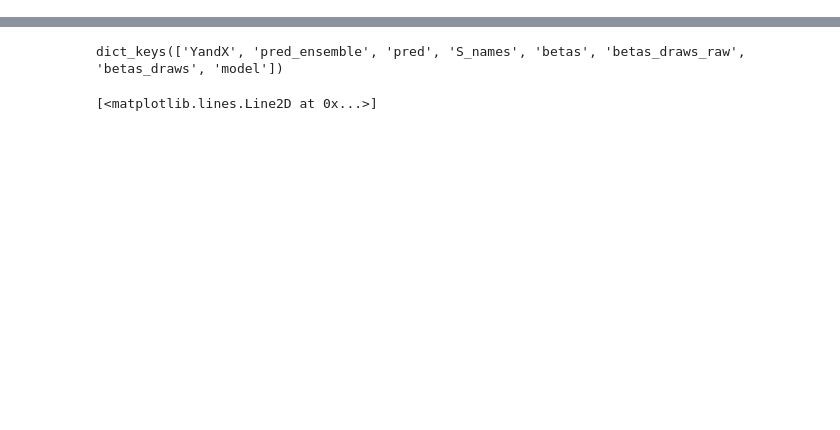
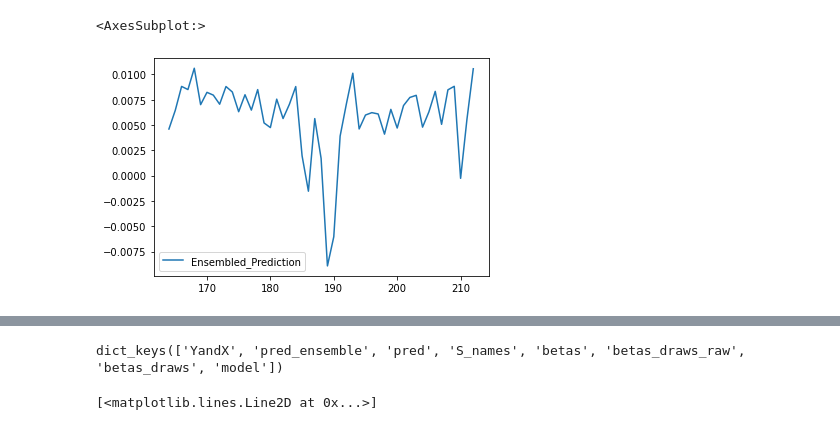
Before and after one commit to RyanLucas3/MacroRandomForest, a Jupyter notebook: Python/MRF_notebook.ipynb, the cells around one changed output, grey strips where cells are left out. Cells and saved outputs as stored; diff of their text form; code cells hidden in the pictures; blank space fills up the shorter version.

```diff
--- a/Python/MRF_notebook.ipynb
+++ b/Python/MRF_notebook.ipynb
@@ -25 +25,6 @@ KeyboardInterrupt:
+# %%
+mrf_output['pred_ensemble'].plot()
+# %% [output]
+<AxesSubplot:>
+[figure, added]
 # %%
```
Also changed, not shown: parts of 15 cells of this notebook, 3 other files.
